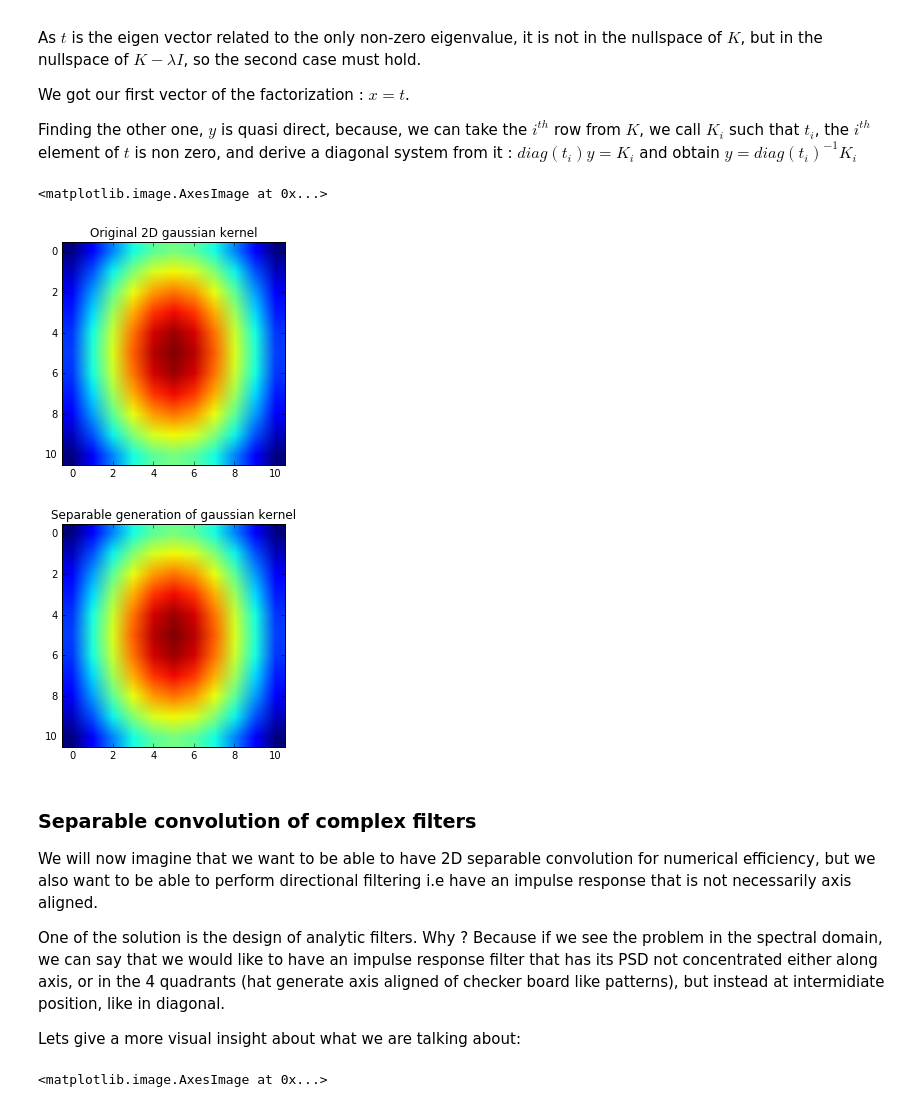
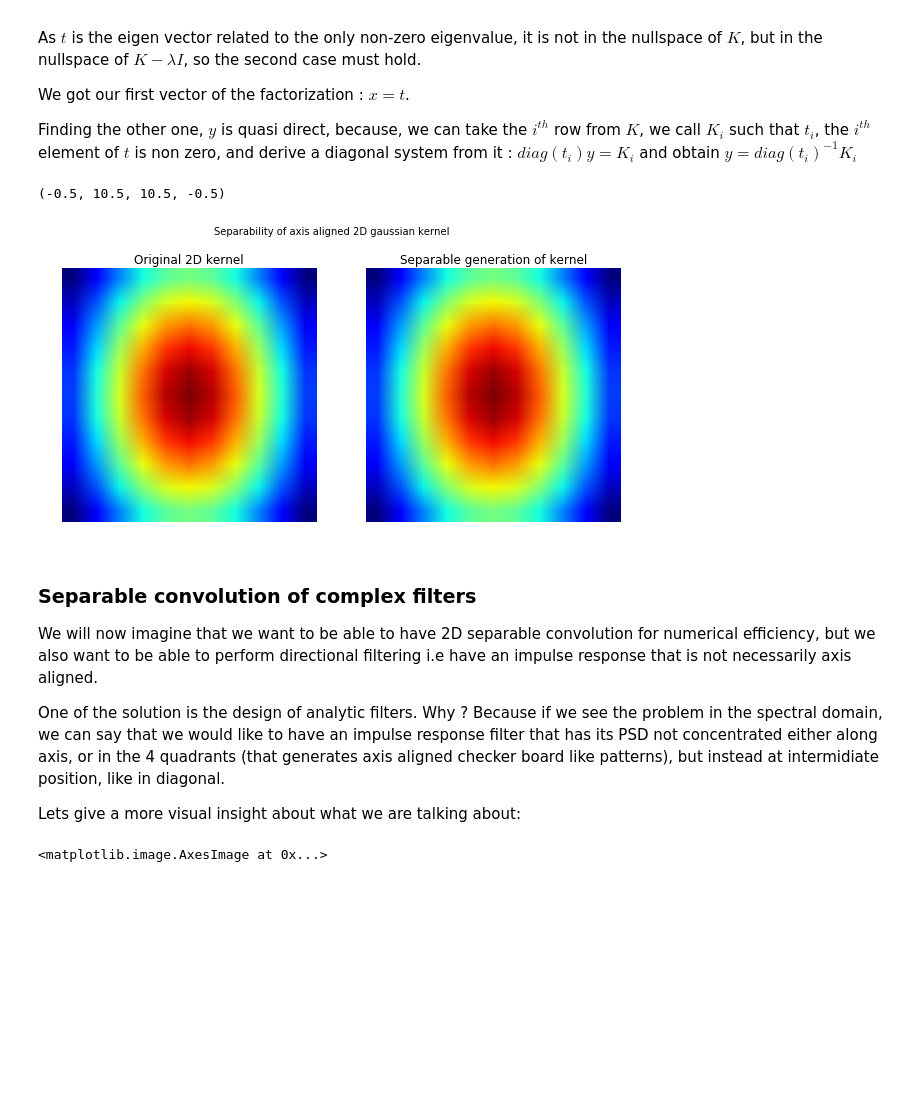
Before and after one commit to pierrepaleo/SignalProcessing-Python, a Jupyter notebook: HilbertTransform.ipynb, the cells around one changed output. Drawn from its saved outputs; the diff is of its cells as text; code cells hidden in the pictures; blank space fills up the shorter version.

Commit message:
changed for a better example in the complex/separable atom factorization

```diff
--- a/HilbertTransform.ipynb
+++ b/HilbertTransform.ipynb
@@ -430,47 +431,52 @@ Sigma=np.diag([0.5,1])
 mu = np.array([[0],[0]])
 coef = 1/np.sqrt(np.power(2*np.pi,2)*np.linalg.det(Sigma))
 
 #2-dimensional gaussian pdf
 test=np.dot(np.linalg.inv(Sigma),xvec-mu)
 K=coef * np.exp(-0.5* np.sum(test*(xvec-mu),0))
 K=np.reshape(K,X.shape)/K.sum()
 
-plt.figure(0)
-plt.title("Original 2D gaussian kernel")
-plt.imshow(K)
+#Normalize
+K/=K.sum()
 
 #Now let's factorize it
 lamb,t=np.linalg.eig(K)
 idx = lamb.argsort()[::-1][0] #sort values from highest to lowest
 
 #Check that K is rank 1
 assert( np.linalg.matrix_rank(K) == 1)
 
 lamb = lamb[idx]
 t=t[:,idx]
 
 #get index of first non zero element of t, and solve diagonal system
 idx = np.abs(lamb).argsort()[::-1]
 
 #Factorization is obtained
 y = np.dot( 1./t[idx], K[idx,:] )
 x = t
 K2 = np.outer(x,y).real
 assert(np.isclose(K,K2).all())
 
-plt.figure(1)
-plt.title("Separable generation of gaussian kernel")
+plt.figure(0,figsize=(10,5))
+plt.suptitle("Separability of axis aligned 2D gaussian kernel")
+ax = plt.subplot("121")
+ax.set_title("Original 2D kernel")
+plt.imshow(K)
+plt.axis("off")
+ax = plt.subplot("122")
+ax.set_title("Separable generation of kernel")
 plt.imshow(K2)
+plt.axis("off")
 # %% [output]
-<matplotlib.image.AxesImage at 0x...>
+(-0.5, 10.5, 10.5, -0.5)
-[figure, old version]
+[figure, new version]
-[figure, removed]
 # %% [markdown]
 ### Separable convolution of complex filters
 
 We will now imagine that we want to be able to have 2D separable convolution for numerical efficiency, but we also want to be able to perform directional filtering i.e have an impulse response that is not necessarily axis aligned.
 
-One of the solution is the design of analytic filters. Why ? Because if we see the problem in the spectral domain, we can say that we would like to have an impulse response filter that has its PSD not concentrated either along axis, or in the 4 quadrants (hat generate axis aligned of checker board like patterns), but instead at intermidiate position, like in diagonal.
+One of the solution is the design of analytic filters. Why ? Because if we see the problem in the spectral domain, we can say that we would like to have an impulse response filter that has its PSD not concentrated either along axis, or in the 4 quadrants (that generates axis aligned checker board like patterns), but instead at intermidiate position, like in diagonal.
 
 Lets give a more visual insight about what we are talking about:
 # %%
```
Also changed, not shown: parts of 8 cells of this notebook.
